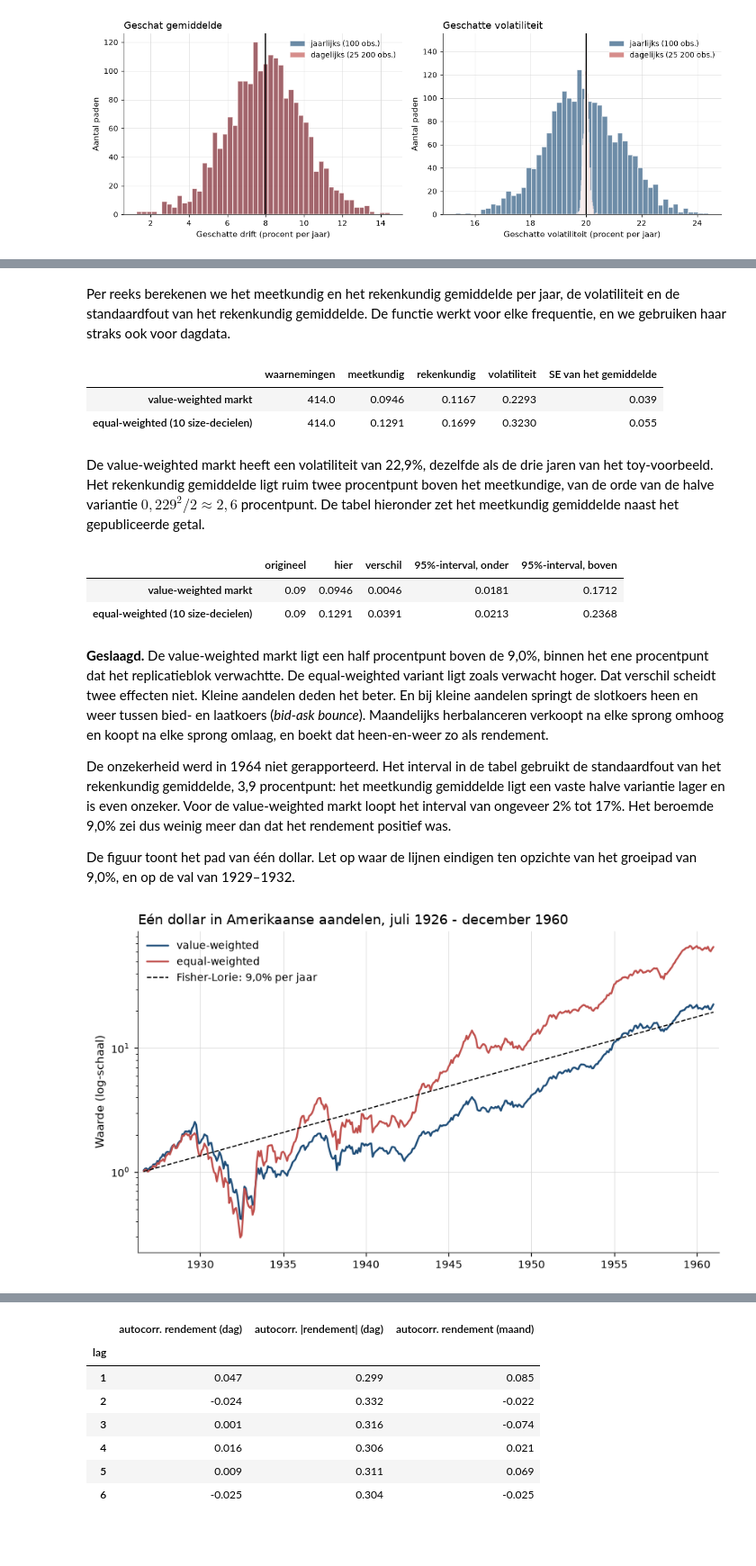
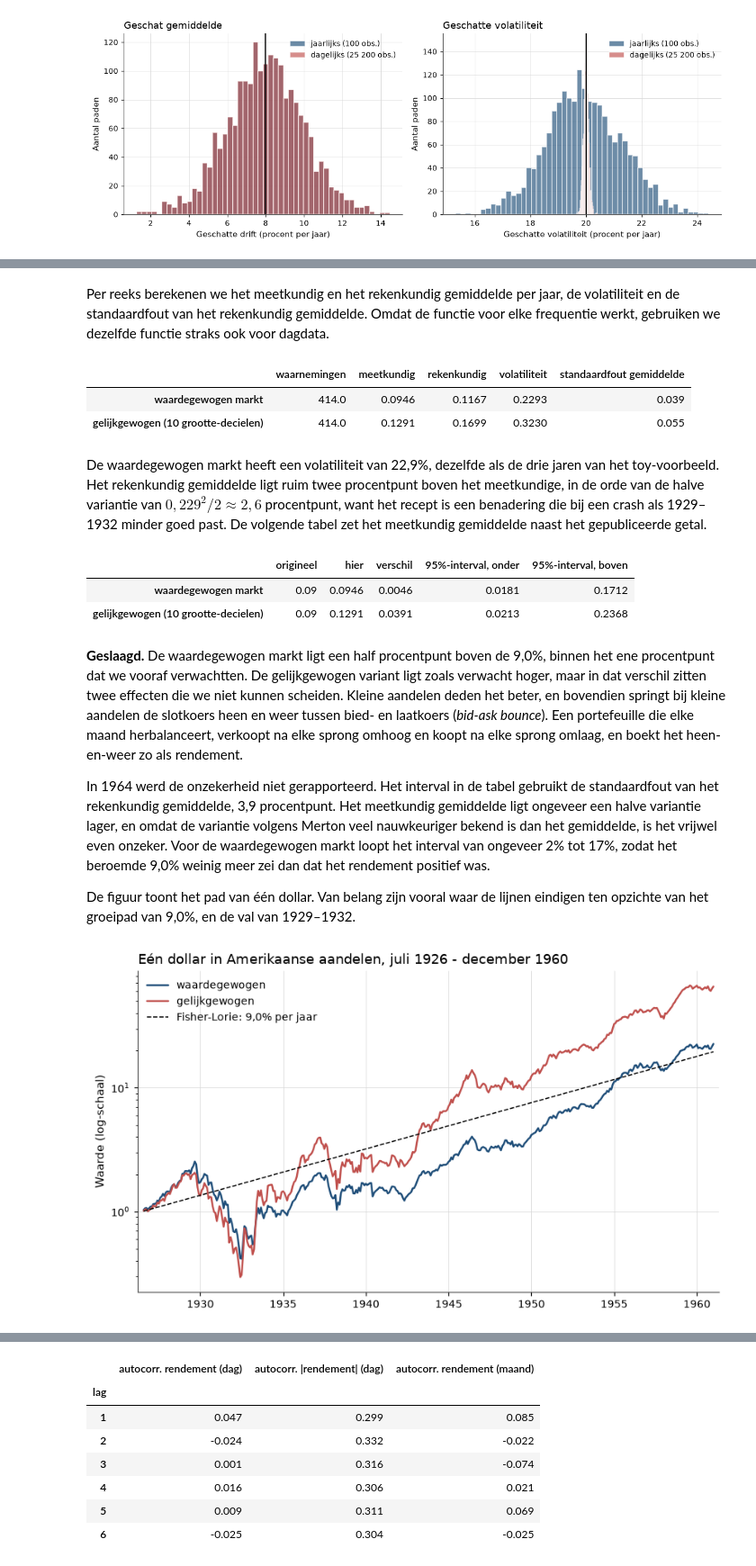
Before and after one commit to MaartenN14/history-asset-pricing, a Jupyter notebook: lectures/00_01_rendementen.ipynb, the cells around one changed output, grey strips where cells are left out. Shown at 90% size. Cells and saved outputs as stored; diff of their text form; code cells hidden in the pictures; blank space fills up the shorter version.

```diff
--- a/lectures/00_01_rendementen.ipynb
+++ b/lectures/00_01_rendementen.ipynb
@@ -771,8 +784,9 @@ value_weighted = hap_data.market_monthly()["Mkt"].loc[sample]
 equal_weighted = size_ew[deciles].loc[sample].mean(axis=1)
 # %% [markdown]
 Per reeks berekenen we het meetkundig en het rekenkundig gemiddelde per jaar, de
-volatiliteit en de standaardfout van het rekenkundig gemiddelde. De functie werkt
-voor elke frequentie, en we gebruiken haar straks ook voor dagdata.
+volatiliteit en de standaardfout van het rekenkundig gemiddelde. Omdat de functie voor
+elke frequentie werkt, gebruiken we dezelfde functie straks ook
+voor dagdata.
 # %%
 def annual_summary(returns: pd.Series, per_year: float = 12) -> dict[str, float]:
     """Geometric and arithmetic annual return, volatility and standard error."""
@@ -784,32 +798,33 @@ def annual_summary(returns: pd.Series, per_year: float = 12) -> dict[str, float]
         "meetkundig": (1 + returns).prod() ** (1 / years) - 1,
         "rekenkundig": per_year * returns.mean(),
         "volatiliteit": sd_ann,
-        "SE van het gemiddelde": sd_ann / np.sqrt(years),
+        "standaardfout gemiddelde": sd_ann / np.sqrt(years),
     }
 
 
 fisher_lorie = pd.DataFrame(
     {
-        "value-weighted markt": annual_summary(value_weighted),
-        "equal-weighted (10 size-decielen)": annual_summary(equal_weighted),
+        "waardegewogen markt": annual_summary(value_weighted),
+        "gelijkgewogen (10 grootte-decielen)": annual_summary(equal_weighted),
     }
 ).T
 fisher_lorie.round(4)
 # %% [output]
-|  | waarnemingen | meetkundig | rekenkundig | volatiliteit | SE van het gemiddelde |
-| value-weighted markt | 414.0 | 0.0946 | 0.1167 | 0.2293 | 0.039 |
-| equal-weighted (10 size-decielen) | 414.0 | 0.1291 | 0.1699 | 0.3230 | 0.055 |
+|  | waarnemingen | meetkundig | rekenkundig | volatiliteit | standaardfout gemiddelde |
+| waardegewogen markt | 414.0 | 0.0946 | 0.1167 | 0.2293 | 0.039 |
+| gelijkgewogen (10 grootte-decielen) | 414.0 | 0.1291 | 0.1699 | 0.3230 | 0.055 |
 # %% [markdown]
-De value-weighted markt heeft een volatiliteit van 22,9%, dezelfde als de drie
+De waardegewogen markt heeft een volatiliteit van 22,9%, dezelfde als de drie
 jaren van het toy-voorbeeld. Het rekenkundig gemiddelde ligt ruim twee
-procentpunt boven het meetkundige, van de orde van de halve variantie
-$0{,}229^2/2 \approx 2{,}6$ procentpunt. De tabel hieronder zet het meetkundig
+procentpunt boven het meetkundige, in de orde van de halve variantie van
+$0{,}229^2/2 \approx 2{,}6$ procentpunt, want het recept is een benadering die bij een
+crash als 1929–1932 minder goed past. De volgende tabel zet het meetkundig
 gemiddelde naast het gepubliceerde getal.
 # %%
 published = 0.090    # Fisher en Lorie (1964), met herbelegde dividenden
 replicated = fisher_lorie["meetkundig"]
 
-se = fisher_lorie["SE van het gemiddelde"]
+se = fisher_lorie["standaardfout gemiddelde"]
 
 pd.DataFrame(
     {"origineel": published, "hier": replicated, "verschil": replicated - published,
@@ -818,47 +833,48 @@ pd.DataFrame(
 ).round(4)
 # %% [output]
 |  | origineel | hier | verschil | 95%-interval, onder | 95%-interval, boven |
-| value-weighted markt | 0.09 | 0.0946 | 0.0046 | 0.0181 | 0.1712 |
-| equal-weighted (10 size-decielen) | 0.09 | 0.1291 | 0.0391 | 0.0213 | 0.2368 |
+| waardegewogen markt | 0.09 | 0.0946 | 0.0046 | 0.0181 | 0.1712 |
+| gelijkgewogen (10 grootte-decielen) | 0.09 | 0.1291 | 0.0391 | 0.0213 | 0.2368 |
 # %% [markdown]
-**Geslaagd.** De value-weighted markt ligt een half procentpunt boven de 9,0%,
-binnen het ene procentpunt dat het replicatieblok verwachtte. De equal-weighted
-variant ligt zoals verwacht hoger. Dat verschil scheidt twee effecten niet.
-Kleine aandelen deden het beter. En bij kleine aandelen springt de slotkoers
-heen en weer tussen bied- en laatkoers (*bid-ask bounce*). Maandelijks
-herbalanceren verkoopt na elke sprong omhoog en koopt na elke sprong omlaag, en
-boekt dat heen-en-weer zo als rendement.
+**Geslaagd.** De waardegewogen markt ligt een half procentpunt boven de 9,0%, binnen
+het ene procentpunt dat we vooraf verwachtten. De gelijkgewogen variant ligt zoals
+verwacht hoger, maar in dat verschil zitten twee effecten die we niet kunnen scheiden.
+Kleine aandelen deden het beter, en bovendien springt bij kleine aandelen de slotkoers
+heen en weer tussen bied- en laatkoers (*bid-ask bounce*). Een portefeuille die elke
+maand herbalanceert, verkoopt na elke sprong omhoog en koopt na elke sprong omlaag, en
+boekt het heen-en-weer zo als rendement.
 
-De onzekerheid werd in 1964 niet gerapporteerd. Het interval in de tabel
-gebruikt de standaardfout van het rekenkundig gemiddelde, 3,9 procentpunt: het
-meetkundig gemiddelde ligt een vaste halve variantie lager en is even onzeker.
-Voor de value-weighted markt loopt het interval van ongeveer 2% tot 17%. Het
-beroemde 9,0% zei dus weinig meer dan dat het rendement positief was.
+In 1964 werd de onzekerheid niet gerapporteerd. Het interval in de tabel gebruikt de
+standaardfout van het rekenkundig gemiddelde, 3,9 procentpunt. Het meetkundig
+gemiddelde ligt ongeveer een halve variantie lager, en omdat de variantie volgens Merton
+veel nauwkeuriger bekend is dan het gemiddelde, is het vrijwel even onzeker. Voor de
+waardegewogen markt loopt het interval van ongeveer 2% tot 17%, zodat het beroemde
+9,0% weinig meer zei dan dat het rendement positief was.
 
-De figuur toont het pad van één dollar. Let op waar de lijnen eindigen ten
-opzichte van het groeipad van 9,0%, en op de val van 1929–1932.
+De figuur toont het pad van één dollar. Van belang zijn vooral waar de lijnen eindigen
+ten opzichte van het groeipad van 9,0%, en de val van 1929–1932.
 # %%
 cumulative = pd.DataFrame(
-    {"value-weighted": (1 + value_weighted).cumprod(),
-     "equal-weighted": (1 + equal_weighted).cumprod()}
+    {"waardegewogen": (1 + value_weighted).cumprod(),
+     "gelijkgewogen": (1 + equal_weighted).cumprod()}
 )
 years_elapsed = np.arange(1, len(cumulative) + 1) / 12
 path_9pct = 1.09 ** years_elapsed
 
 fig, ax = plt.subplots()
 for column, color in zip(cumulative.columns, hap.plotting.COLORS):
     ax.plot(cumulative.index, cumulative[column], label=column, color=color)
 ax.plot(cumulative.index, path_9pct, color="black", ls="--", lw=1.0,
         label="Fisher-Lorie: 9,0% per jaar")
 ax.set_yscale("log")
 ax.set_title("Eén dollar in Amerikaanse aandelen, juli 1926 - december 1960")
 ax.set_xlabel("Jaar")
 ax.set_ylabel("Waarde (log-schaal)")
 ax.legend()
 hap.plotting.timeline_axis(ax)
 plt.show()
 # %% [output]
-[figure, old version]
+[figure, new version]
 # %% [markdown]
 :::{figure} #cel-rendementen-fisherlorie
 :label: fig-rendementen-fisherlorie
```
Also changed, not shown: parts of 17 cells of this notebook, 4 other files.
